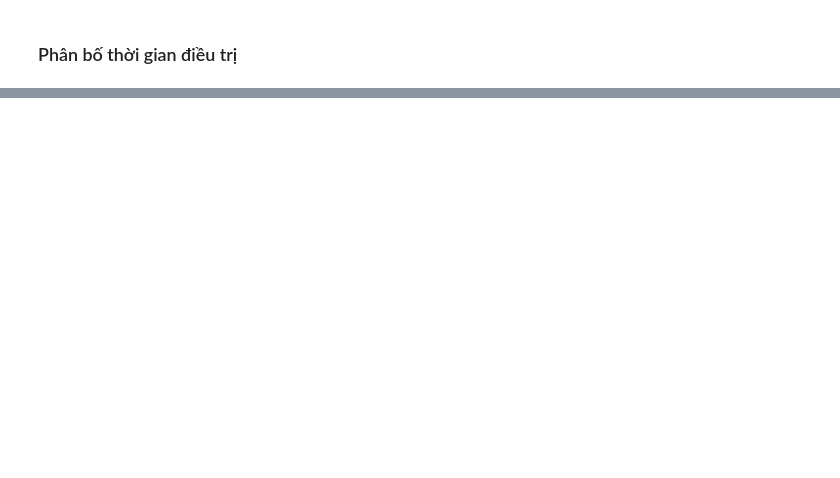
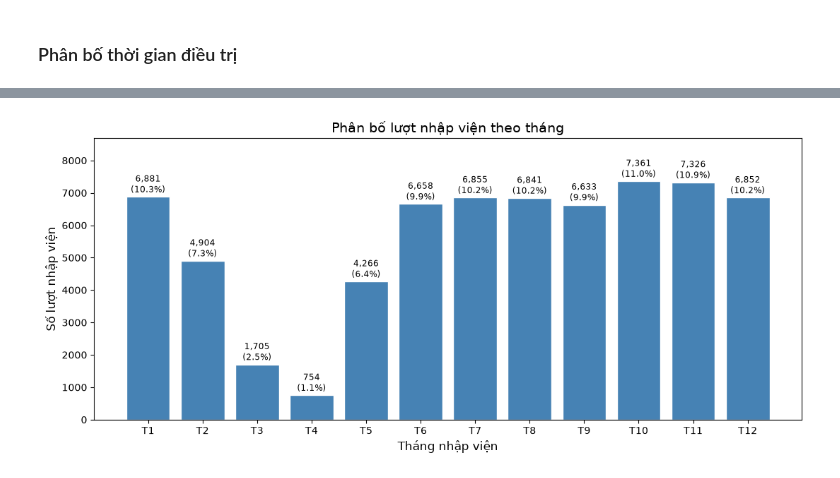
Before and after one commit to thiennguyen37-qn/Dieu-Tri-medical-data-2016, a Jupyter notebook: 03_eda.ipynb, the cells around one changed output, grey strips where cells are left out. Saved outputs shown, nothing was run; the diff lists cells and outputs as text; code cells hidden in the pictures; blank space fills up the shorter version.

```diff
--- a/03_eda.ipynb
+++ b/03_eda.ipynb
@@ -32,0 +121,22 @@ sns.scatterplot(data = model_df, x = 'Kinh độ', y = 'Vĩ độ', hue = 'Vùng
+# %%
+# Bar chart tháng nhập viện — count + percentage label trên mỗi bar
+month_counts = model_df['Tháng nhập viện'].value_counts().sort_index()
+total = month_counts.sum()
+month_labels = [f'T{m}' for m in month_counts.index]
+
+fig, ax = plt.subplots(figsize=(11, 5))
+bars = ax.bar(month_labels, month_counts.values, color='steelblue', edgecolor='white')
+
+for bar, count in zip(bars, month_counts.values):
+    pct = count / total * 100
+    ax.text(bar.get_x() + bar.get_width() / 2, bar.get_height() + 50,
+            f'{count:,}\n({pct:.1f}%)', ha='center', va='bottom', fontsize=8.5)
+
+ax.set_xlabel('Tháng nhập viện', fontsize=12)
+ax.set_ylabel('Số lượt nhập viện', fontsize=12)
+ax.set_title('Phân bố lượt nhập viện theo tháng', fontsize=14)
+ax.margins(y=0.18)
+plt.tight_layout()
+plt.show()
+# %% [output]
+[figure, added]
```
Also changed, not shown: parts of 19 cells of this notebook, 2 other files.
